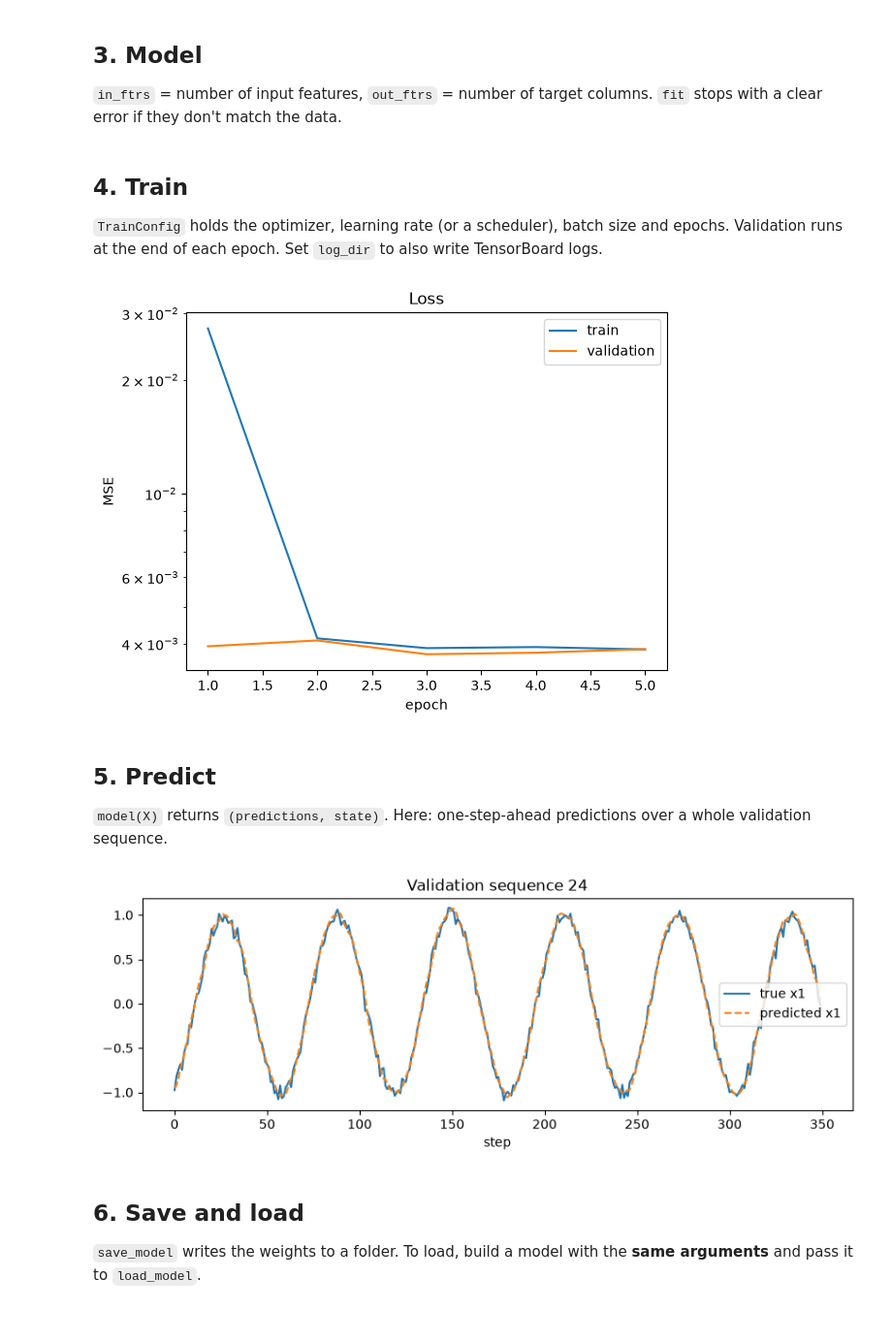
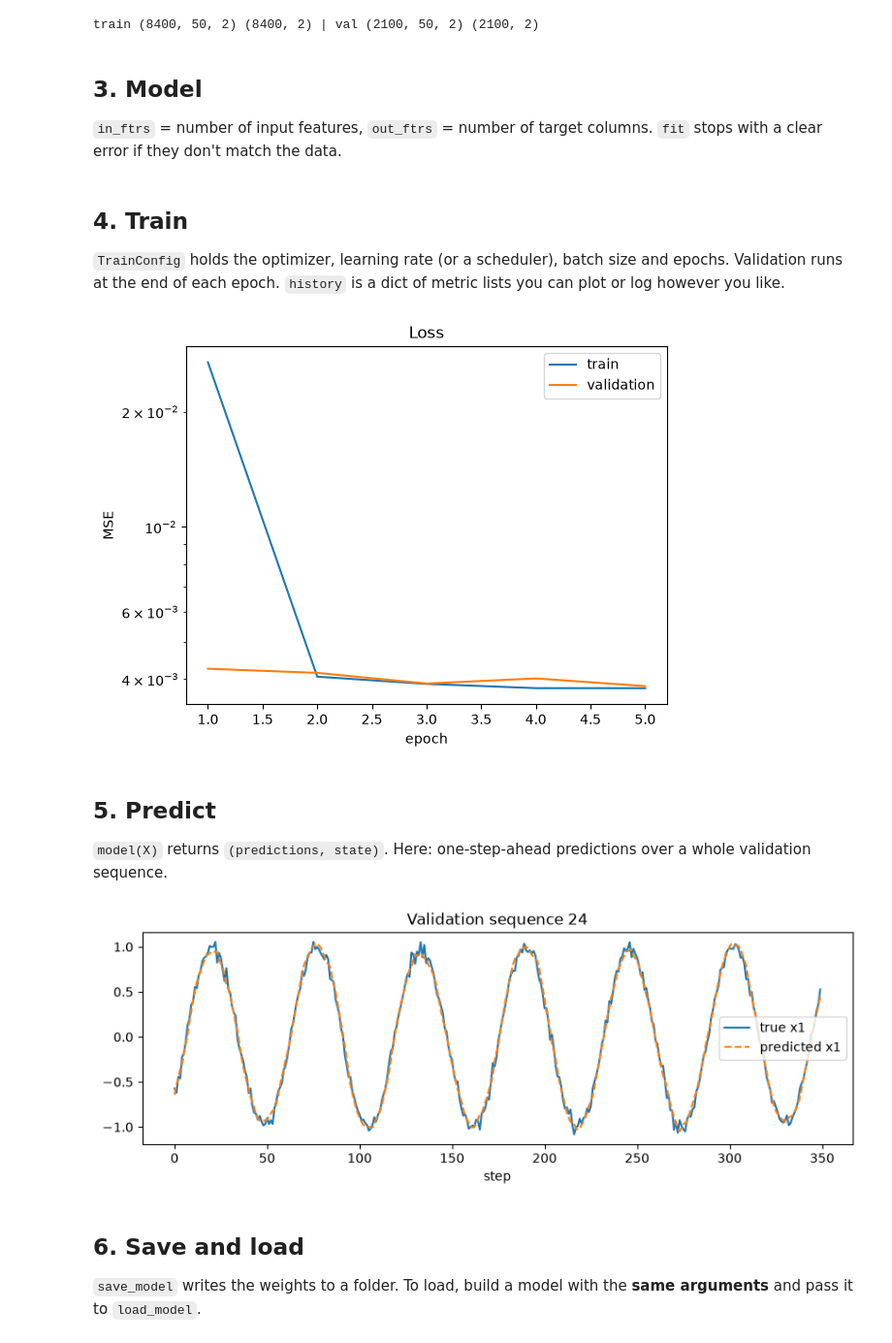
Before and after one commit to mkeriy/rnns-jax, a Jupyter notebook: examples/quickstart.ipynb, the cells around one changed output. Shown at 97% size. Cells and saved outputs as stored; diff of their text form; code cells hidden in the pictures.

```diff
--- a/examples/quickstart.ipynb
+++ b/examples/quickstart.ipynb
@@ -27,15 +23,10 @@ The table has one row per time step: a sequence id plus the feature columns. You
 # %%
 rng = np.random.default_rng(0)
-frames = []
-for seq_id in range(30):
-    t = np.arange(400) * 0.1
-    freq = rng.uniform(0.5, 1.5)
-    frames.append(pl.DataFrame({
-        "seq_id": seq_id,
-        "step": np.arange(400),
-        "x1": np.sin(freq * t) + 0.05 * rng.normal(size=400),
-        "x2": np.cos(0.5 * freq * t) + 0.05 * rng.normal(size=400),
-    }))
-df = pl.concat(frames)
-df.head()
+t = np.arange(400) * 0.1
+freqs = rng.uniform(0.5, 1.5, size=(30, 1))
+data = np.stack(
+    [np.sin(freqs * t), np.cos(0.5 * freqs * t)], axis=-1
+) + 0.05 * rng.normal(size=(30, 400, 2))
+data = data.astype(np.float32)
+data.shape
 # %% [output]
@@ -67,3 +44,20 @@ train (8400, 50, 2) (8400, 2) | val (2100, 50, 2) (2100, 2)
+# %%
+def make_windows(seq, window):
+    X = sliding_window_view(seq[:-1], window, axis=0).transpose(0, 2, 1)
+    y = seq[window:]
+    return X, y
+
+
+def windows_for(sequences, window=50):
+    pairs = [make_windows(seq, window) for seq in sequences]
+    return np.concatenate([X for X, _ in pairs]), np.concatenate([y for _, y in pairs])
+
+
+X_train, y_train = windows_for(data[:24])
+X_val, y_val = windows_for(data[24:])
+print("train", X_train.shape, y_train.shape, "| val", X_val.shape, y_val.shape)
+# %% [output]
+train (8400, 50, 2) (8400, 2) | val (2100, 50, 2) (2100, 2)
 # %% [markdown]
 ## 3. Model
 
@@ -75,7 +69,7 @@ model = GRU(rngs=nnx.Rngs(0), in_ftrs=2, hidden_ftrs=64, out_ftrs=2, num_layers=
 ## 4. Train
 
 `TrainConfig` holds the optimizer, learning rate (or a scheduler), batch size and epochs.
-Validation runs at the end of each epoch. Set `log_dir` to also write TensorBoard logs.
+Validation runs at the end of each epoch. `history` is a dict of metric lists you can plot or log however you like.
 # %%
 config = TrainConfig(epochs=5, batch_size=64, lr=3e-3)
 model, history = fit(model, X_train, y_train, X_val, y_val, config)
@@ -86,23 +80,22 @@ plt.plot(epochs, history["val_loss"], label="validation")
 plt.xlabel("epoch"); plt.ylabel("MSE"); plt.yscale("log"); plt.legend(); plt.title("Loss")
 plt.show()
 # %% [output]
-[figure, old version]
+[figure, new version]
 # %% [markdown]
 ## 5. Predict
 
 `model(X)` returns `(predictions, state)`. Here: one-step-ahead predictions over a whole validation sequence.
 # %%
-seq = val_df.filter(pl.col("seq_id") == 24).select(features).to_numpy()
-X_seq, y_seq = make_windows(seq, window=50)
-preds, _ = model(np.asarray(X_seq))
+X_seq, y_seq = make_windows(data[24], window=50)
+preds, _ = model(X_seq)
 
 plt.figure(figsize=(10, 3))
 plt.plot(y_seq[:, 0], label="true x1")
 plt.plot(np.asarray(preds)[:, 0], "--", label="predicted x1")
 plt.xlabel("step"); plt.legend(); plt.title("Validation sequence 24")
 plt.show()
 # %% [output]
-[figure, old version]
+[figure, new version]
 # %% [markdown]
 ## 6. Save and load
 
```
Also changed, not shown: parts of 10 cells of this notebook, 2 other files.
